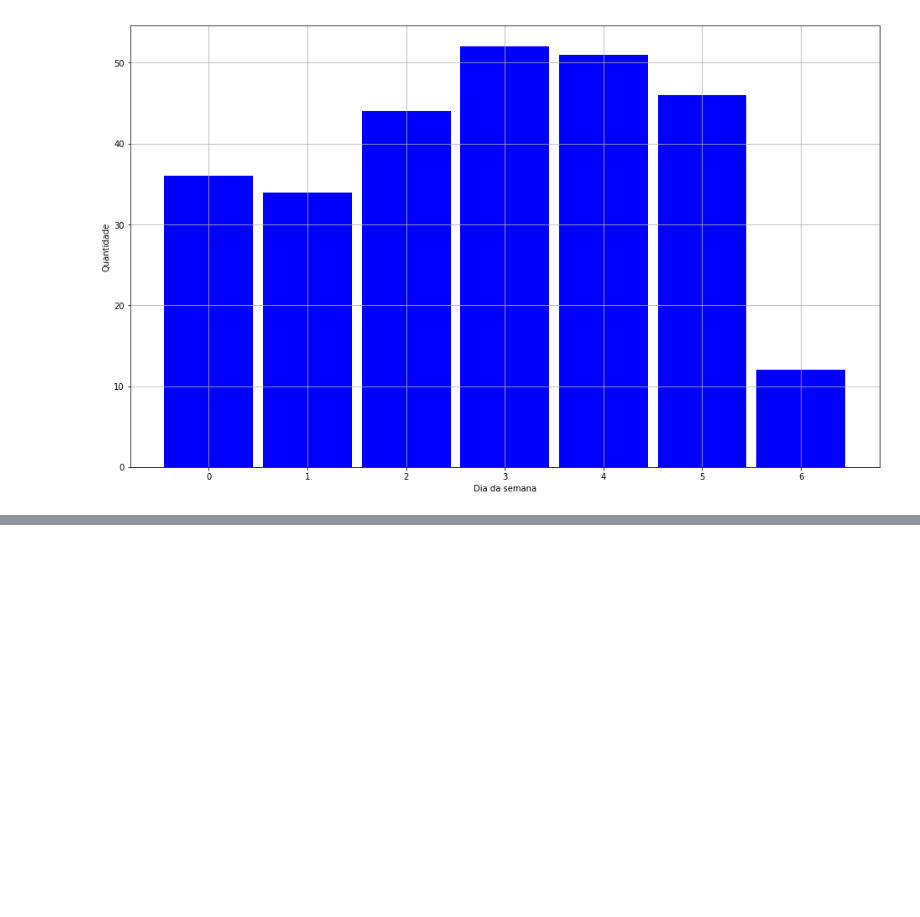
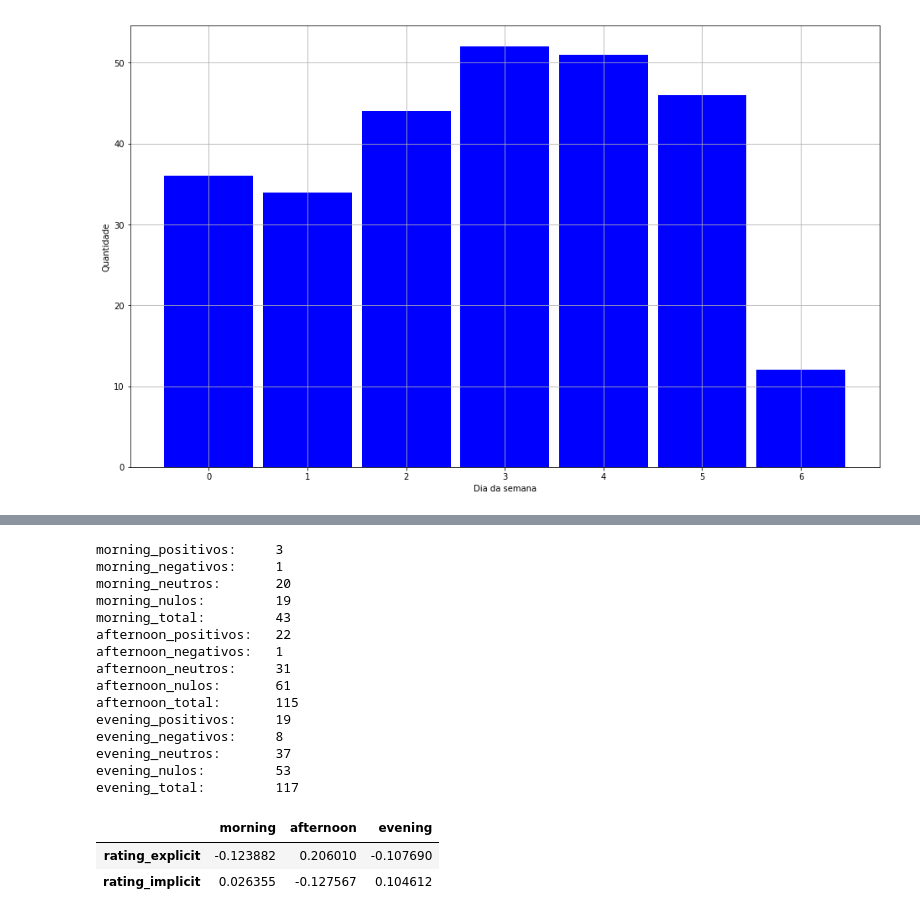
Before and after one commit to davidcampelo/tv4e-recommender, a Jupyter notebook: notebooks/recommender_features_analysis.ipynb, the cells around one changed output, grey strips where cells are left out. Drawn from its saved outputs; the diff is of its cells as text; code cells hidden in the pictures; blank space fills up the shorter version.

```diff
--- a/notebooks/recommender_features_analysis.ipynb
+++ b/notebooks/recommender_features_analysis.ipynb
@@ -197,0 +306,69 @@ plt.show()
+# %%
+# df_ratings
+df = pd.DataFrame(df_ratings[['date_creation', 'rating_explicit', 'rating_implicit']])
+df = pd.get_dummies(df)
+
+weekdays_keys = ['Monday', 'Tuesday', 'Wednesday', 'Thursday', 'Friday', 'Saturday', 'Sunday']
+
+df['hour'] = pd.to_datetime(df_ratings['date_creation']).dt.hour
+
+df['morning']   = df.apply(lambda row: (row.hour >=  4) & (row.hour < 12), axis=1)
+df['afternoon'] = df.apply(lambda row: (row.hour >= 12) & (row.hour < 20), axis=1)
+df['evening']   = df.apply(lambda row: (row.hour >= 20) | (row.hour < 4 ),  axis=1)
+
+morning_positivos    = df[(df.rating_explicit == 1)     & (df.morning)].shape[0]
+morning_negativos    = df[(df.rating_explicit == -1)    & (df.morning)].shape[0]
+morning_neutros      = df[(df.rating_explicit == 0)     & (df.morning)].shape[0]
+morning_nulos        = df[pd.isnull(df.rating_explicit) & (df.morning)].shape[0]
+morning_total        = df[(df.morning)].shape[0]
+afternoon_positivos  = df[(df.rating_explicit == 1)     & (df.afternoon)].shape[0]
+afternoon_negativos  = df[(df.rating_explicit == -1)    & (df.afternoon)].shape[0]
+afternoon_neutros    = df[(df.rating_explicit == 0)     & (df.afternoon)].shape[0]
+afternoon_nulos      = df[pd.isnull(df.rating_explicit) & (df.afternoon)].shape[0]
+afternoon_total      = df[(df.afternoon)].shape[0]
+evening_positivos    = df[(df.rating_explicit == 1)     & (df.evening)].shape[0]
+evening_negativos    = df[(df.rating_explicit == -1)    & (df.evening)].shape[0]
+evening_neutros      = df[(df.rating_explicit == 0)     & (df.evening)].shape[0]
+evening_nulos        = df[pd.isnull(df.rating_explicit) & (df.evening)].shape[0]
+evening_total        = df[(df.evening)].shape[0]
+print("morning_positivos:     "+ str(morning_positivos))
+print("morning_negativos:     "+ str(morning_negativos))
+print("morning_neutros:       "+ str(morning_neutros))
+print("morning_nulos:         "+ str(morning_nulos))
+print("morning_total:         "+ str(morning_total))
+print("afternoon_positivos:   "+ str(afternoon_positivos))
+print("afternoon_negativos:   "+ str(afternoon_negativos))
+print("afternoon_neutros:     "+ str(afternoon_neutros))
+print("afternoon_nulos:       "+ str(afternoon_nulos))
+print("afternoon_total:       "+ str(afternoon_total))
+print("evening_positivos:     "+ str(evening_positivos))
+print("evening_negativos:     "+ str(evening_negativos))
+print("evening_neutros:       "+ str(evening_neutros))
+print("evening_nulos:         "+ str(evening_nulos))
+print("evening_total:         "+ str(evening_total))
+
+df.dropna(inplace=True)
+
+df_corr3 = df.corr()
+df_corr3 = df_corr3.drop(df_corr3.columns[:3], axis=1)
+df_corr3 = df_corr3.drop(df_corr3.index[2:], axis=0)
+df_corr3
+# %% [output]
+morning_positivos:     3
+morning_negativos:     1
+morning_neutros:       20
+morning_nulos:         19
+morning_total:         43
+afternoon_positivos:   22
+afternoon_negativos:   1
+afternoon_neutros:     31
+afternoon_nulos:       61
+afternoon_total:       115
+evening_positivos:     19
+evening_negativos:     8
+evening_neutros:       37
+evening_nulos:         53
+evening_total:         117
+|  | morning | afternoon | evening |
+| rating_explicit | -0.123882 | 0.206010 | -0.107690 |
+| rating_implicit | 0.026355 | -0.127567 | 0.104612 |
```
Also changed, not shown: parts of 5 cells of this notebook.
